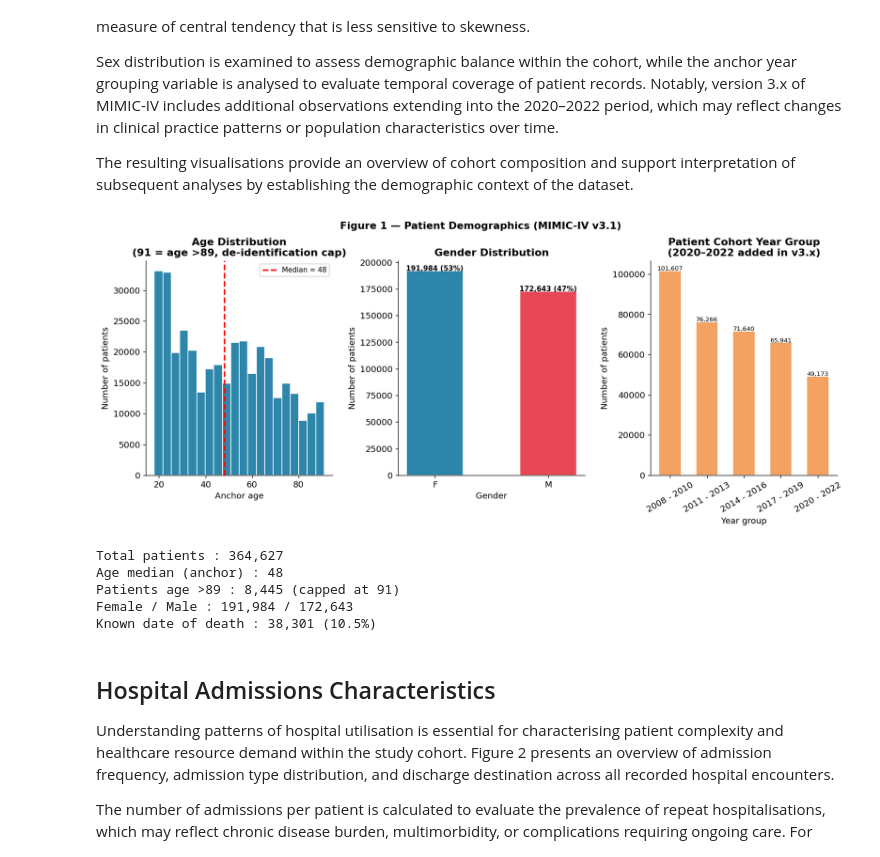
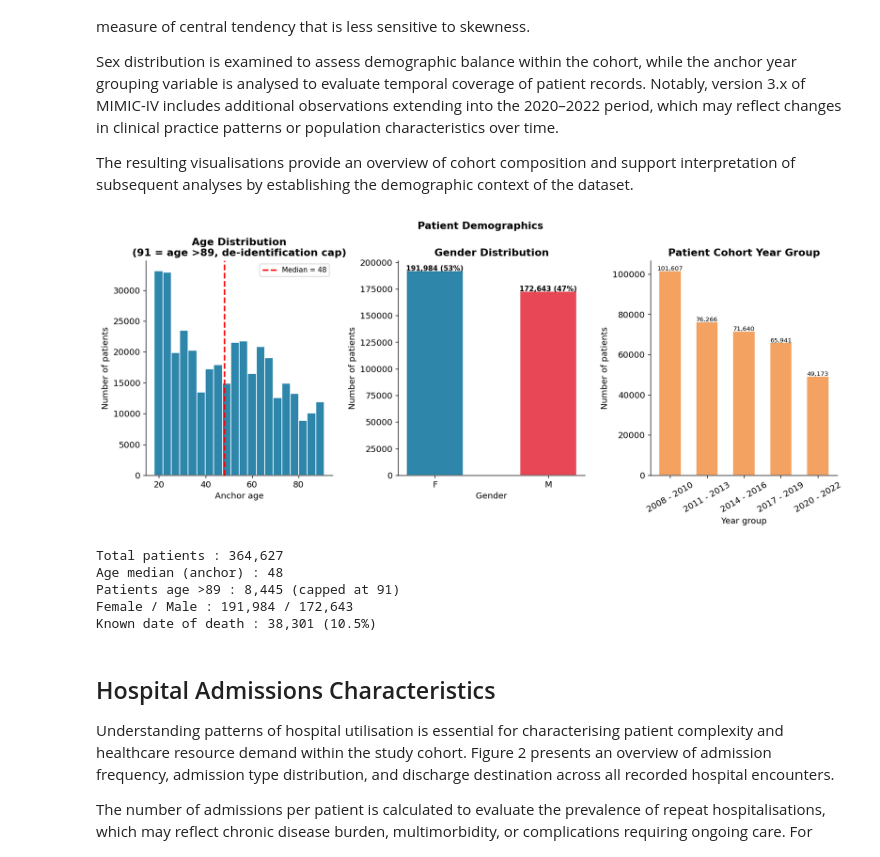
Before and after one commit to GitSentinel/medical_nlp_deterioration, a Jupyter notebook: notebooks/01_data_exploration.ipynb, the cells around one changed output. Cells and saved outputs as stored; diff of their text form; code cells hidden in the pictures.

```diff
--- a/notebooks/01_data_exploration.ipynb
+++ b/notebooks/01_data_exploration.ipynb
@@ -275,7 +271,7 @@ if 'anchor_year_group' in patients.columns:
     ax3.tick_params(axis='x', rotation=30)
 
 ax3.set_title(
-    'Patient Cohort Year Group\n(2020–2022 added in v3.x)',
+    'Patient Cohort Year Group',
     fontweight='bold'
 )
 
@@ -284,36 +280,36 @@ ax3.set_ylabel('Number of patients')
 
 # Figure Formatting and Export
 plt.suptitle(
-    'Figure 1 — Patient Demographics (MIMIC-IV v3.1)',
+    'Patient Demographics',
     fontsize=13,
     fontweight='bold',
     y=1.02
 )
 
 plt.tight_layout()
 
 plt.savefig(
     f'{EDA_PLT}/eda_01_patient_demographics.png',
     dpi=150,
     bbox_inches='tight'
 )
 
 plt.show()
 
 # Summary Statistics
 print(f'Total patients : {len(patients):,}')
 print(f'Age median (anchor) : {median_age:.0f}')
 print(f'Patients age >89 : {(patients["anchor_age"] == 91).sum():,} (capped at 91)')
 print(f'Female / Male : {gender_counts.get("F", 0):,} / {gender_counts.get("M", 0):,}')
 
 known_death = patients['dod'].notna()
 
 print(
     f'Known date of death : {known_death.sum():,} '
     f'({known_death.mean() * 100:.1f}%)'
 )
 # %% [output]
-[figure, old version]
+[figure, new version]
 Total patients : 364,627
 Age median (anchor) : 48
 Patients age >89 : 8,445 (capped at 91)
```
Also changed, not shown: parts of 12 cells of this notebook, 49 other files.
